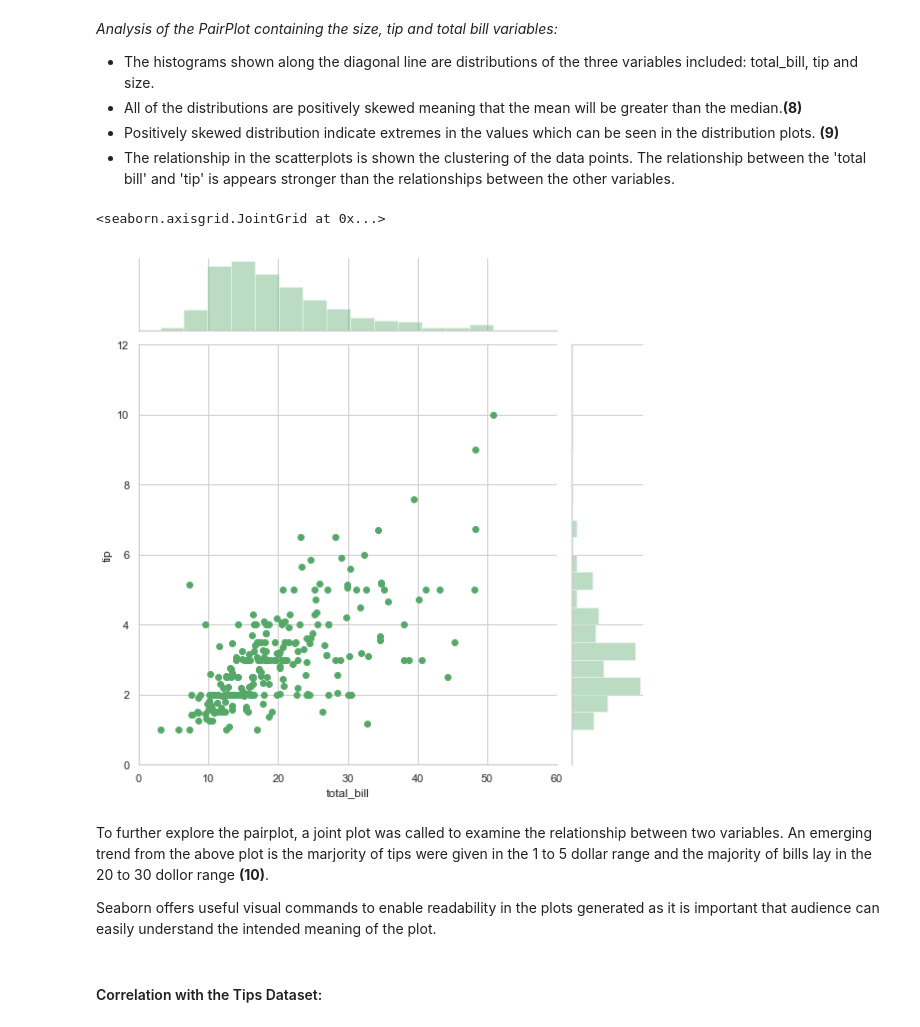
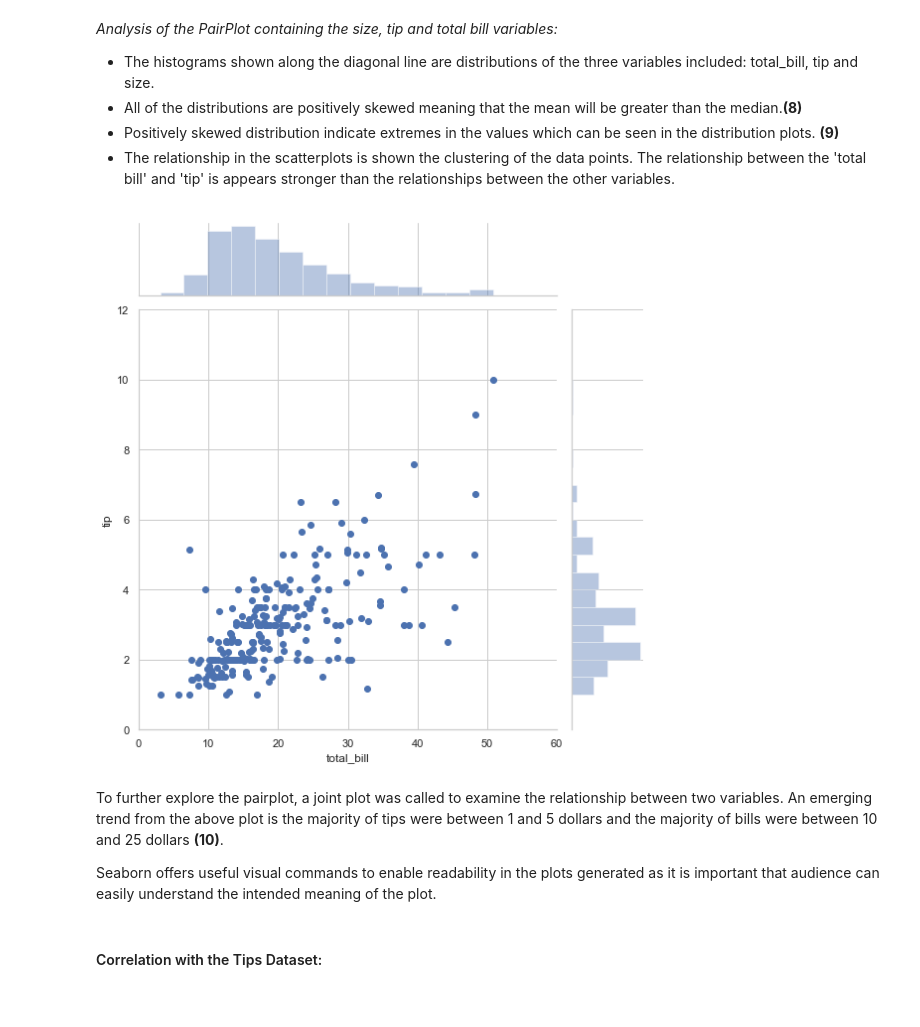
Before and after one commit to martinaobrien/FUNDAMENTALS-OF-DATA-ANALYSIS-Project-2019, a Jupyter notebook: Tips Dataset Assignment .ipynb, the cells around one changed output. Saved outputs shown, nothing was run; the diff lists cells and outputs as text; code cells hidden in the pictures.

```diff
--- a/Tips Dataset Assignment .ipynb
+++ b/Tips Dataset Assignment .ipynb
@@ -69,6 +69,7 @@ import pandas as pd # importing pandas
 import matplotlib.pyplot as plt # importing matplotlib
 import seaborn as sns # importing seaborn
 import scipy.stats as ss # importing scipy
+sns.set_palette("pastel")
 # %%
 df = pd.read_csv("https://raw.githubusercontent.com/martinaobrien/FUNDAMENTALS-OF-DATA-ANALYSIS-Project-2019/master/tipsWithDay%20-%20tipsWithDay.csv")
 # importing the data set from the url with the notebook
@@ -201,16 +202,16 @@ sns.pairplot (df)
 # %%
 import seaborn as sns
 sns.set(style="whitegrid")
 sns.jointplot("total_bill", "tip", data=df,
-                  xlim=(0, 60), ylim=(0, 12), color="g", height= 8)
+                  xlim=(0, 60), ylim=(0, 12), height= 8)
+sns.set_palette("pastel")
 #plotting of a jointplot to view to univariate dimensions (tip and total_bill)
 # xlim, ylim adds in limiters for the maximum value on the x and y axes
-# color and height are other functions within seaborn to make data more visually accessible
+#height are other functions within seaborn to make data more visually accessible
 # %% [output]
-<seaborn.axisgrid.JointGrid at 0x...>
-[figure, old version]
+[figure, new version]
 # %% [markdown]
-To further explore the pairplot, a joint plot was called to examine the relationship between two variables. An emerging trend from the above plot is the marjority of tips were given in the 1 to 5 dollar range and the majority of bills lay in the 20 to 30 dollor range **(10)**.
+To further explore the pairplot, a joint plot was called to examine the relationship between two variables. An emerging trend from the above plot is the majority of tips were between 1 and 5 dollars and the majority of bills were between 10 and 25 dollars **(10)**.
 
 Seaborn offers useful visual commands to enable readability in the plots generated as it is important that audience can easily understand the intended meaning of the plot.
 # %% [markdown]
```
Also changed, not shown: parts of 31 cells of this notebook.
